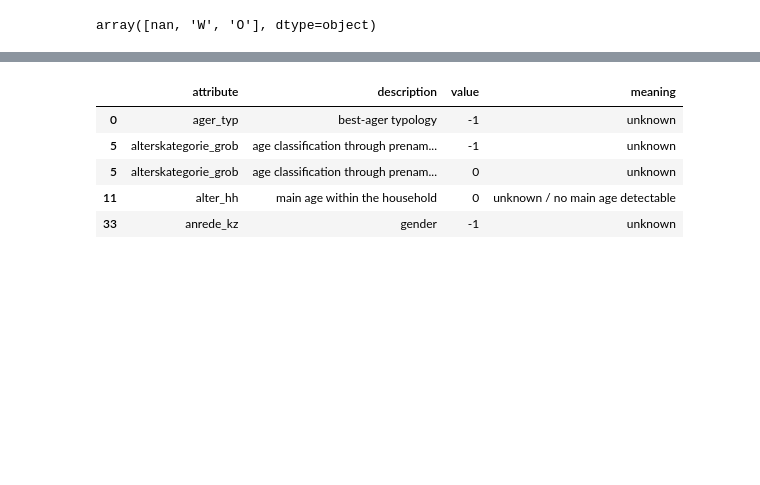
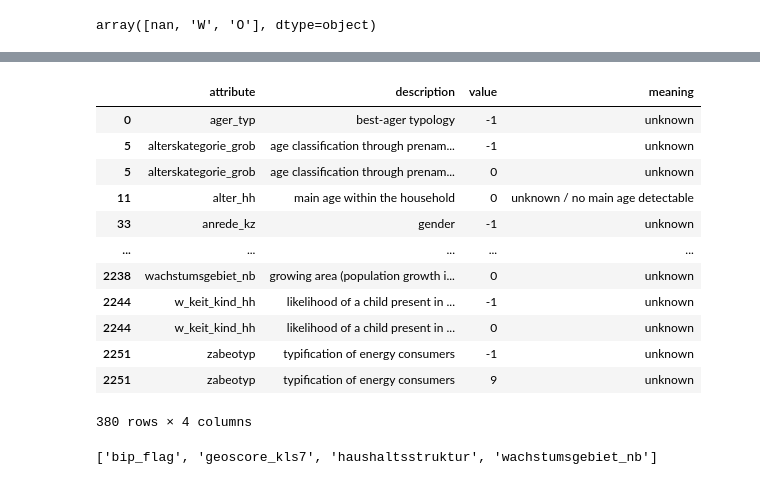
Before and after one commit to PatrickChristoph/udacity_capstone, a Jupyter notebook: src/analysis.ipynb, the cells around one changed output, grey strips where cells are left out. Cells and saved outputs as stored; diff of their text form; code cells hidden in the pictures; blank space fills up the shorter version.

Commit message:
identified further unknown values

```diff
--- a/src/analysis.ipynb
+++ b/src/analysis.ipynb
@@ -162,9 +166,16 @@ population = prepare_cameo_classifications(population)
 # %%
-meta[meta["meaning"].str.contains("unknown")].head()
+meta[meta["meaning"].str.contains("unknown") | meta["meaning"].str.startswith("no transaction")]
 # %% [output]
 |  | attribute | description | value | meaning |
 | 0 | ager_typ | best-ager typology | -1 | unknown |
 | 5 | alterskategorie_grob | age classification through prenam... | -1 | unknown |
 | 5 | alterskategorie_grob | age classification through prenam... | 0 | unknown |
 | 11 | alter_hh | main age within the household | 0 | unknown / no main age detectable |
 | 33 | anrede_kz | gender | -1 | unknown |
+| ... | ... | ... | ... | ... |
+| 2238 | wachstumsgebiet_nb | growing area (population growth i... | 0 | unknown |
+| 2244 | w_keit_kind_hh | likelihood of a child present in ... | -1 | unknown |
+| 2244 | w_keit_kind_hh | likelihood of a child present in ... | 0 | unknown |
+| 2251 | zabeotyp | typification of energy consumers | -1 | unknown |
+| 2251 | zabeotyp | typification of energy consumers | 9 | unknown |
+380 rows × 4 columns
@@ -170,0 +188,4 @@ meta[meta["meaning"].str.contains("unknown")].head()
+# %%
+identify_missing_meta_attributes(meta, population)
+# %% [output]
+['bip_flag', 'geoscore_kls7', 'haushaltsstruktur', 'wachstumsgebiet_nb']
```
Also changed, not shown: parts of 18 cells of this notebook, 2 other files.
